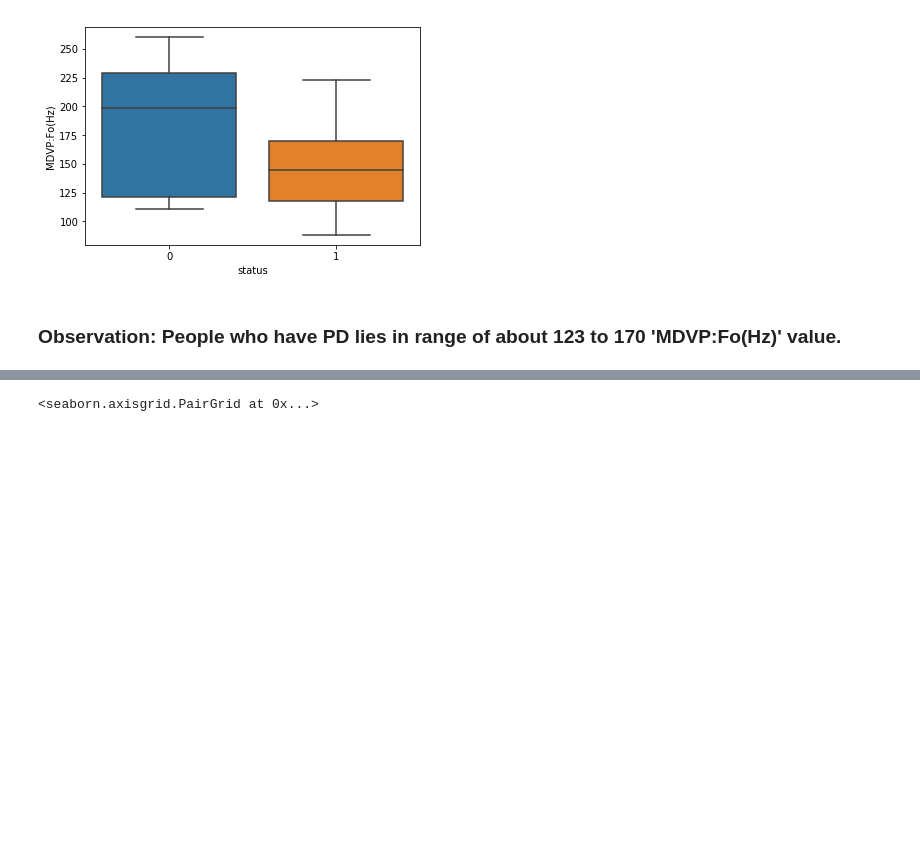
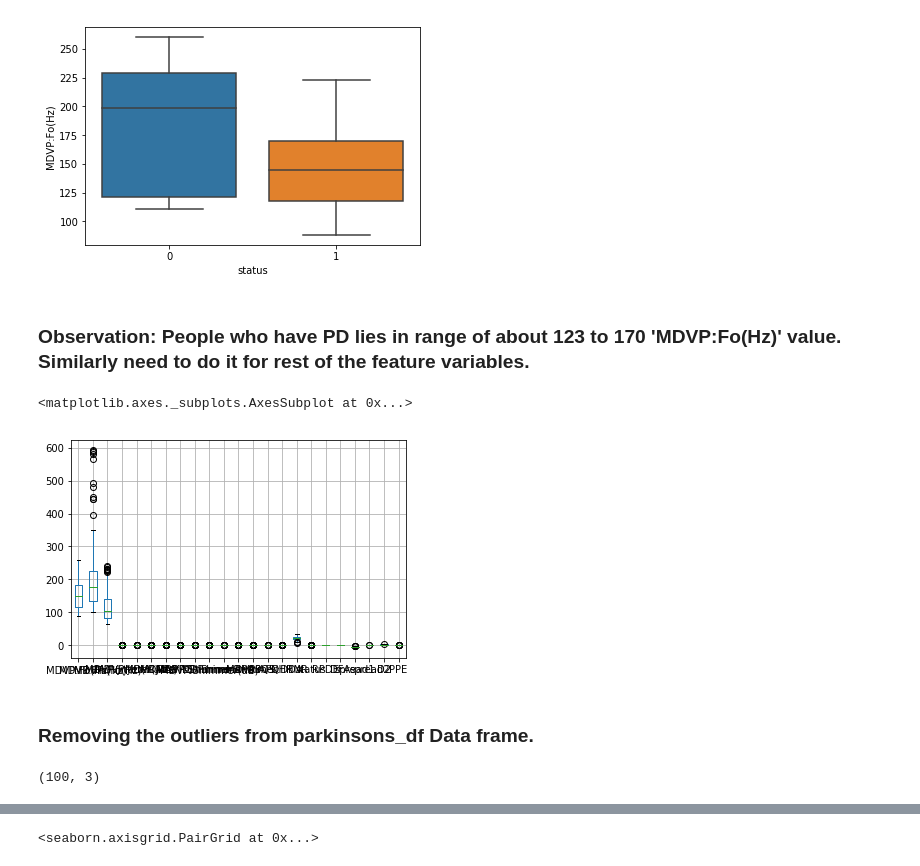
Before and after one commit to GreatLearningAIML1/bangalore-feb-batch-lovkeshanand, a Jupyter notebook: EnsembleTechnique_R3_Project1_feb19.ipynb, the cells around one changed output, grey strips where cells are left out. Saved outputs shown, nothing was run; the diff lists cells and outputs as text; code cells hidden in the pictures; blank space fills up the shorter version.

```diff
--- a/EnsembleTechnique_R3_Project1_feb19.ipynb
+++ b/EnsembleTechnique_R3_Project1_feb19.ipynb
@@ -159,4 +159,11 @@ sns.boxplot(x='status',y='MDVP:Fo(Hz)',data=parkinsons_df)
 <matplotlib.axes._subplots.AxesSubplot at 0x...>
 [figure]
 # %% [markdown]
-### Observation: People who have PD lies in range of about 123 to 170 'MDVP:Fo(Hz)' value.
+### Observation: People who have PD lies in range of about 123 to 170 'MDVP:Fo(Hz)' value. Similarly need to do it for rest of the feature variables.
+# %%
+parkinsons_df.boxplot()
+# %% [output]
+<matplotlib.axes._subplots.AxesSubplot at 0x...>
+[figure, added]
+# %% [markdown]
+### Removing the outliers from parkinsons_df Data frame.
@@ -162,0 +175,4 @@ sns.boxplot(x='status',y='MDVP:Fo(Hz)',data=parkinsons_df)
+# %%
+parkinsons_df_new.shape
+# %% [output]
+(100, 3)
```
Also changed, not shown: parts of 5 cells of this notebook.
